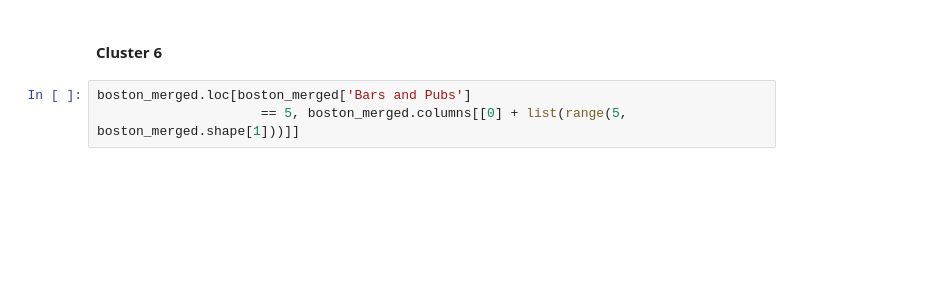
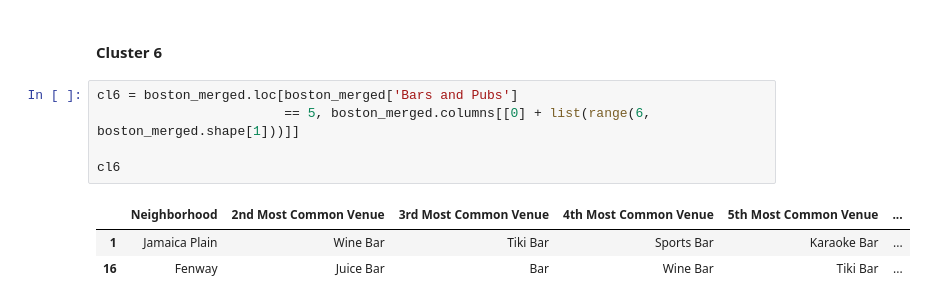
Before and after one commit to Ozzy878/Coursera_Capstone, a Jupyter notebook: Battle of the Neighborhoods/IBM_Final_CapstoneProject.ipynb, the cells around one changed output. Drawn from its saved outputs; the diff is of its cells as text; blank space fills up the shorter version.

```diff
--- a/Battle of the Neighborhoods/IBM_Final_CapstoneProject.ipynb
+++ b/Battle of the Neighborhoods/IBM_Final_CapstoneProject.ipynb
@@ -717,5 +737,11 @@ boston_merged.loc[boston_merged['Bars and Pubs']
 # %% [markdown]
 #### Cluster 6
 # %%
-boston_merged.loc[boston_merged['Bars and Pubs']
-                     == 5, boston_merged.columns[[0] + list(range(5, boston_merged.shape[1]))]]
+cl6 = boston_merged.loc[boston_merged['Bars and Pubs']
+                        == 5, boston_merged.columns[[0] + list(range(6, boston_merged.shape[1]))]]
+
+cl6
+# %% [output]
+|  | Neighborhood | 2nd Most Common Venue | 3rd Most Common Venue | 4th Most Common Venue | 5th Most Common Venue | ... |
+| 1 | Jamaica Plain | Wine Bar | Tiki Bar | Sports Bar | Karaoke Bar | ... |
+| 16 | Fenway | Juice Bar | Bar | Wine Bar | Tiki Bar | ... |
```
Also changed, not shown: parts of 12 cells of this notebook.
